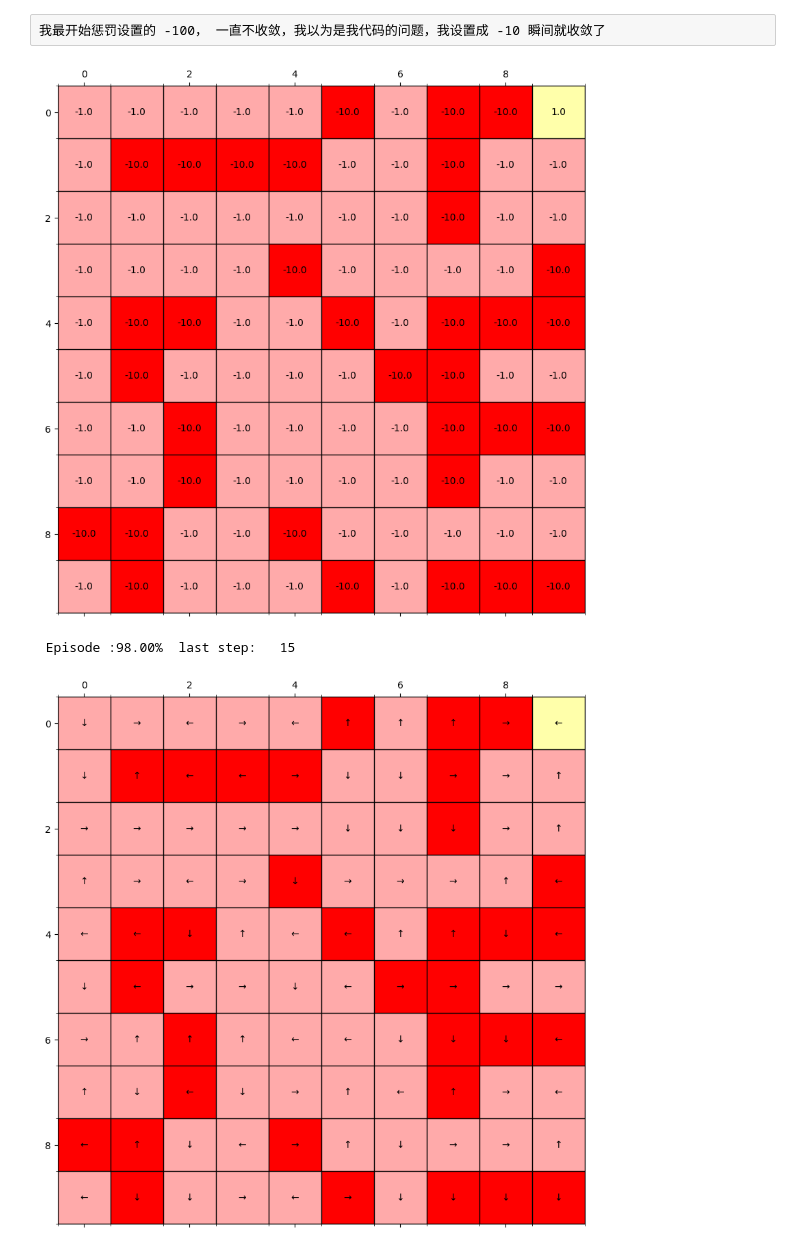
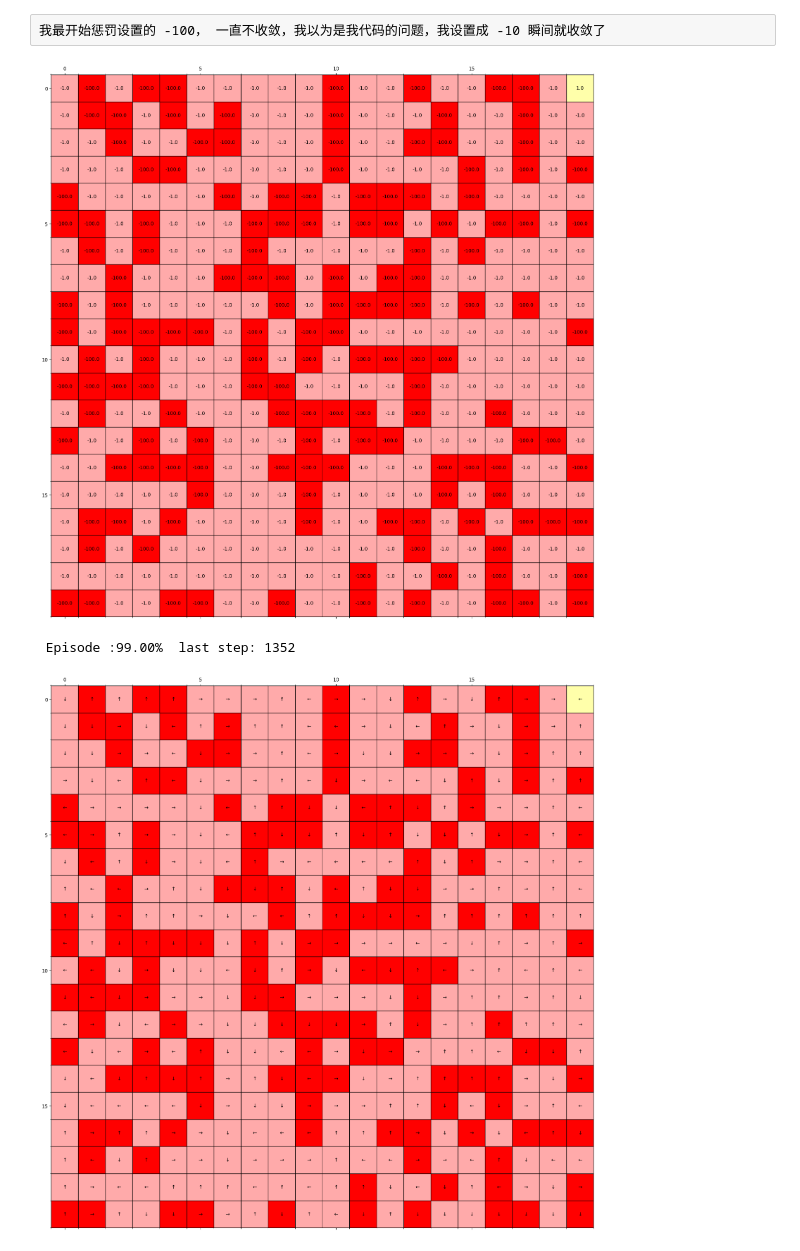
Before and after one commit to Hoppz/ReinforcementLearning, a Jupyter notebook: 6_TD/2_Sarsa_on_policy_TD_control.ipynb, the cells around one changed output. Saved outputs shown, nothing was run; the diff lists cells and outputs as text; code cells hidden in the pictures.

Commit message:
update n-step sarsa

```diff
--- a/6_TD/2_Sarsa_on_policy_TD_control.ipynb
+++ b/6_TD/2_Sarsa_on_policy_TD_control.ipynb
@@ -13,7 +13,7 @@ from lib.envs.GridEnv import Env
 from lib.utils.draw import show_grid,show_policy,draw_line
 import matplotlib
 
-env = Env( (10, 10),p=0.4,seed=6,punish=-10)
+env = Env( (20, 20),p=0.4,seed=5,punish=-100)
 # %%
 def get_epsilon_policy(Q,nA,num_episodes):
 
@@ -23,15 +23,15 @@ def get_epsilon_policy(Q,nA,num_episodes):
 
     def policy_fn(observation,i_episode):
         # eps = epsilon(i_episode)
-        eps = 0
+        eps = 0.1
         A = np.ones(nA) * eps / nA
         best_action = np.argmax(Q[observation])
         A[best_action] += (1 - eps)
         return A
     return policy_fn
 # %%
-def get_action(policy,state):
-    probs = policy(state)
+def get_action(policy,state,i_episode):
+    probs = policy(state,i_episode)
     action = np.random.choice(range(len(probs)), p=probs)
     return action
 # %%
@@ -51,14 +51,12 @@ def Sarsa_TD_control(env,num_episodes,gamma=0.9,alpha =0.5):
         total_reward = 0
         #
         state = env.reset()
-        action_probs = policy(state,i_episode)
-        action = np.random.choice(np.arange(len(action_probs)), p=action_probs)
+        action = get_action(policy,state,i_episode)
 
         while True:
             last_step += 1
             next_state, reward, done = env.step(action)
-            next_action_probs = policy(next_state,i_episode)
-            next_action = np.random.choice(np.arange(len(next_action_probs)), p=next_action_probs)
+            next_action = get_action(policy,next_state,i_episode)
            # print(state,action,reward,next_action)
             # TD update
             td_target = reward + gamma * Q[next_state][next_action]
@@ -76,17 +74,17 @@ def Sarsa_TD_control(env,num_episodes,gamma=0.9,alpha =0.5):
     return Q,stats
 # %%
 show_grid(env,env.grid)
-num_episodes = 500
-Q,stats = Sarsa_TD_control(env,num_episodes=num_episodes,gamma=0.99,alpha=0.3)
+num_episodes = 1000
+Q,stats = Sarsa_TD_control(env,num_episodes=num_episodes,gamma=0.99,alpha=0.1)
 V = np.zeros( env.observation_size )
 policy = np.zeros_like(Q)
 for i in range(len(V)):
     best_action = np.argmax(Q[i])
     V[i] = Q[i][best_action]
     policy[i][best_action] = 1
 show_policy(env,policy)
 draw_line(stats)
 # %% [output]
-[figure, old version]
+[figure, new version]
- Episode :98.00%  last step:   15
+ Episode :99.00%  last step: 1352
-[figure, old version]
+[figure, new version]
```
Also changed, not shown: parts of 2 cells of this notebook, 7 other files.
